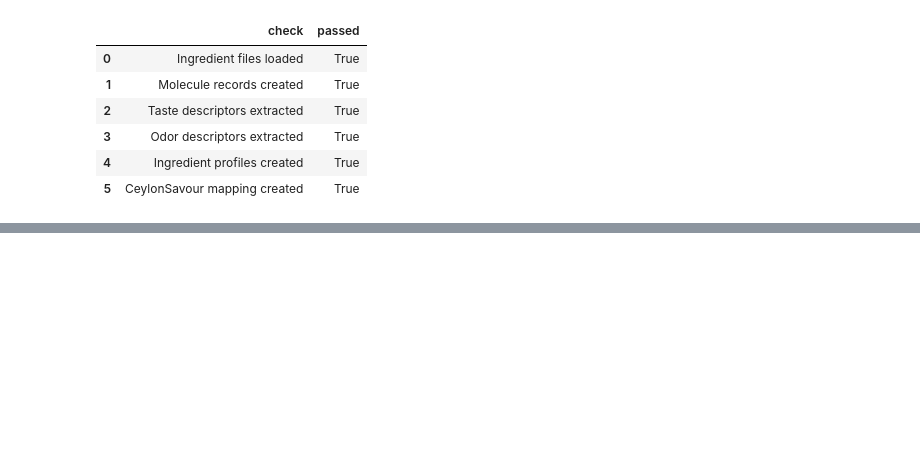
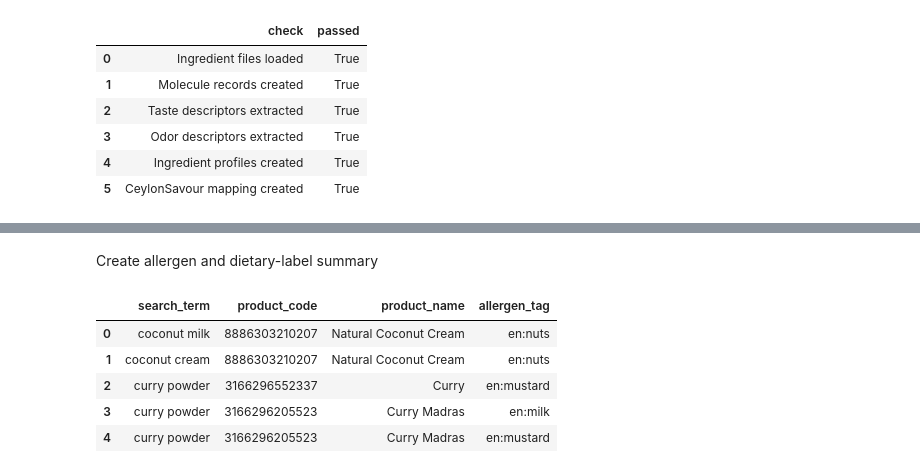
Before and after one commit to 123sandali/Ceylon-Savour, a Jupyter notebook: notebooks/01_international_db_analysis.ipynb, the cells around one changed output, grey strips where cells are left out. Cells and saved outputs as stored; diff of their text form; code cells hidden in the pictures; blank space fills up the shorter version.

```diff
--- a/notebooks/01_international_db_analysis.ipynb
+++ b/notebooks/01_international_db_analysis.ipynb
@@ -5417,0 +5524,11 @@ assert flavordb_validation_df["passed"].all(), (
+# %%
+OPENFOODFACTS_SAMPLE_TERMS = [
+    "coconut milk",
+    "coconut cream",
+    "chili powder",
+    "curry powder",
+    "rice flour",
+    "lentils",
+    "tea",
+    "ginger beer",
+]
@@ -5417,0 +5850,26 @@ assert flavordb_validation_df["passed"].all(), (
+# %% [markdown]
+Create allergen and dietary-label summary
+# %%
+allergen_rows = []
+
+for _, row in openfoodfacts_products_df.iterrows():
+    for allergen in row["allergens_tags"]:
+        allergen_rows.append({
+            "search_term": row["search_term"],
+            "product_code": row["code"],
+            "product_name": row["product_name"],
+            "allergen_tag": allergen,
+        })
+
+openfoodfacts_allergens_df = pd.DataFrame(
+    allergen_rows
+)
+
+display(openfoodfacts_allergens_df.head())
+# %% [output]
+|  | search_term | product_code | product_name | allergen_tag |
+| 0 | coconut milk | 8886303210207 | Natural Coconut Cream | en:nuts |
+| 1 | coconut cream | 8886303210207 | Natural Coconut Cream | en:nuts |
+| 2 | curry powder | 3166296552337 | Curry | en:mustard |
+| 3 | curry powder | 3166296205523 | Curry Madras | en:milk |
+| 4 | curry powder | 3166296205523 | Curry Madras | en:mustard |
```
Also changed, not shown: parts of 43 cells of this notebook, 21 other files.
